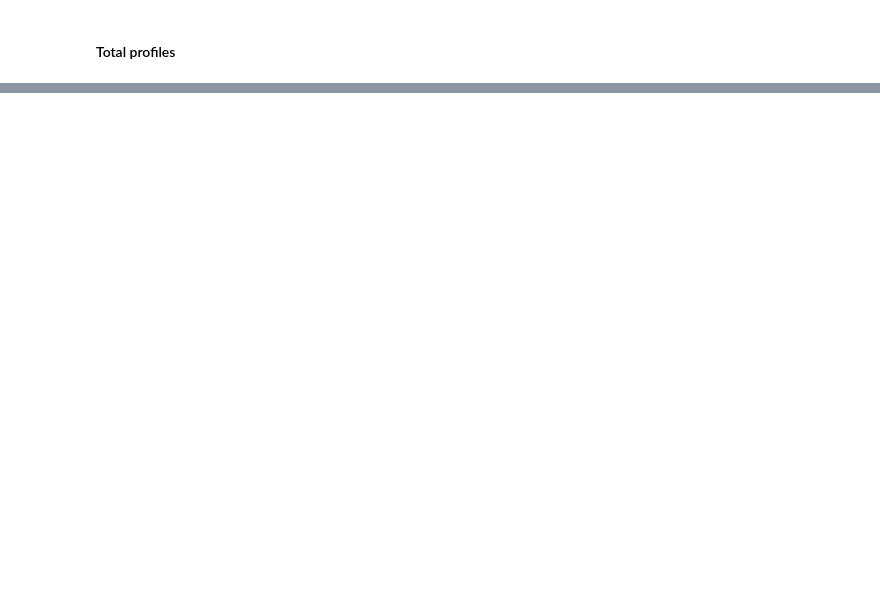
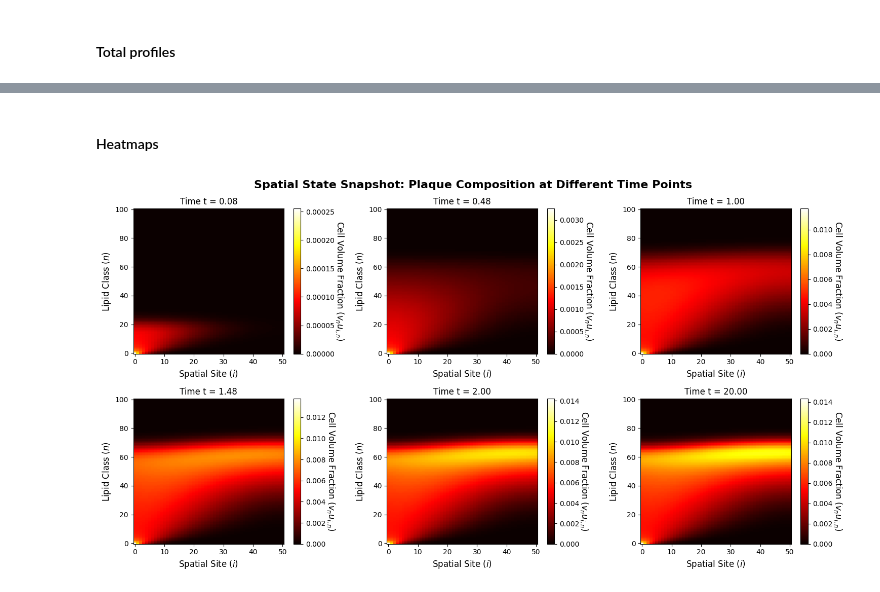
Before and after one commit to eleonoraagostinelli/VolumeFilling-Multiscale-Model, a Jupyter notebook: Discrete-SpaceStructure-Solver.ipynb, the cells around one changed output, grey strips where cells are left out. Cells and saved outputs as stored; diff of their text form; code cells hidden in the pictures; blank space fills up the shorter version.

```diff
--- a/Discrete-SpaceStructure-Solver.ipynb
+++ b/Discrete-SpaceStructure-Solver.ipynb
@@ -537,0 +504,46 @@ plt.show()
+# %% [markdown]
+#### Heatmaps
+# %%
+# Plot the heatmap of the local macrophage volume fraction at different time points
+time_points = [0.1, 0.5, 1.0, 1.5, 2.0, t_final]
+
+num_plots = len(time_points)
+ncols = min(3, num_plots)
+nrows = math.ceil(num_plots / ncols)
+
+# Create the grid with a dynamic figsize
+fig, axes = plt.subplots(nrows=nrows, ncols=ncols, figsize=(5 * ncols, 4 * nrows))
+
+# Flatten axes to 1D array for easy looping
+if num_plots == 1:
+    axes = [axes]
+else:
+    axes = axes.flatten()
+
+for plot_idx, time in enumerate(time_points):
+    ax = axes[plot_idx]
+    idx = np.argmin(np.abs(sol.t - time))
+    actual_t = sol.t[idx]
+
+    mesh = ax.pcolormesh(model.i_array, model.n_array, (U[idx, :, :] * model.v).T,
+                     cmap='hot', shading='auto') # hot, OrRd, Reds
+
+    # Add the Colorbar so we can read the values
+    cbar = fig.colorbar(mesh, ax=ax)
+    cbar.set_label("Cell Volume Fraction ($v_n u_{i,n}$)", rotation=270, labelpad=15, fontsize=12)
+
+    # Format the Plot
+    ax.set_title(f"Time t = {actual_t:.2f}")
+    ax.set_xlabel("Spatial Site ($i$)", fontsize=12)
+    ax.set_ylabel("Lipid Class ($n$)", fontsize=12)
+
+# Hide any unused empty subplots at the end of the grid
+for empty_idx in range(num_plots, len(axes)):
+    axes[empty_idx].set_visible(False)
+
+# Add title and automatically adjust layout
+fig.suptitle("Spatial State Snapshot: Plaque Composition at Different Time Points", fontsize=16, fontweight='bold')
+plt.tight_layout()
+plt.show()
+# %% [output]
+[figure, added]
```
Also changed, not shown: parts of 15 cells of this notebook.
